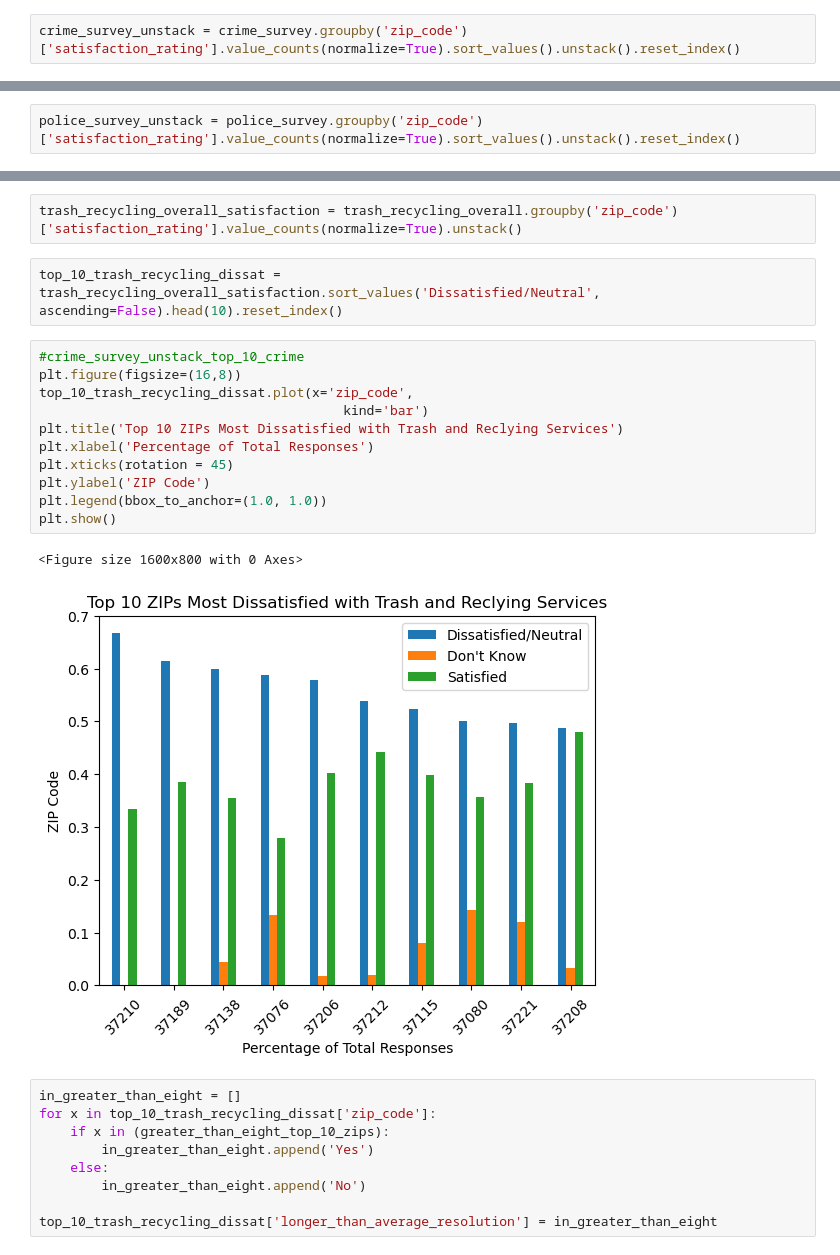
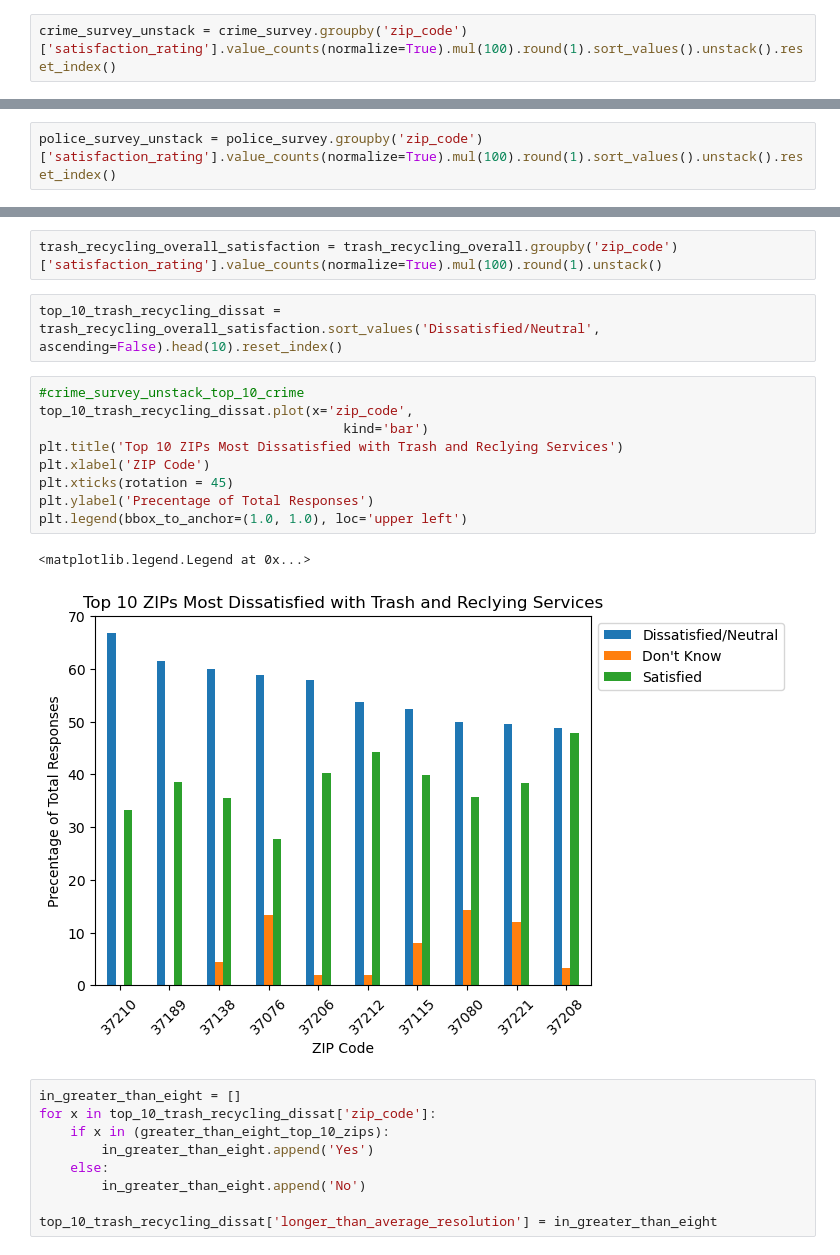
Before and after one commit to edwardbrown750/nss_da9_Capstone, a Jupyter notebook: notebook/ed_brown_da9_capstone_analysis_notebook.ipynb, the cells around one changed output, grey strips where cells are left out. Drawn from its saved outputs; the diff is of its cells as text.

```diff
--- a/notebook/ed_brown_da9_capstone_analysis_notebook.ipynb
+++ b/notebook/ed_brown_da9_capstone_analysis_notebook.ipynb
@@ -364,7 +364,7 @@ crime_survey.head()
 | 3 | 2018Q2 | 6/21/2018 | 7/16/2018 | 37203 | Urban Services District | Satisfied | Satisfied |
 | 4 | 2018Q1 | 2/1/2018 | 3/6/2018 | 37138 | General Services District | Don't Know | Don't Know |
 # %%
-crime_survey_unstack = crime_survey.groupby('zip_code')['satisfaction_rating'].value_counts(normalize=True).sort_values().unstack().reset_index()
+crime_survey_unstack = crime_survey.groupby('zip_code')['satisfaction_rating'].value_counts(normalize=True).mul(100).round(1).sort_values().unstack().reset_index()
 # %%
 crime_survey_unstack.head(2)
 # %% [output]
@@ -487,7 +487,7 @@ Try using .loc[row_indexer,col_indexer] = value instead
 See the caveats in the documentation: https://pandas.pydata.org/pandas-docs/stable/user_guide/indexing.html#returning-a-view-versus-a-copy
   police_survey['satisfaction_rating'] = sat_rating
 # %%
-police_survey_unstack = police_survey.groupby('zip_code')['satisfaction_rating'].value_counts(normalize=True).sort_values().unstack().reset_index()
+police_survey_unstack = police_survey.groupby('zip_code')['satisfaction_rating'].value_counts(normalize=True).mul(100).round(1).sort_values().unstack().reset_index()
 # %%
 top_10_police_dissat = police_survey_unstack.sort_values('Dissatisfied/Neutral', ascending=False).head(10)
 # %%
@@ -1253,23 +1262,21 @@ trash_recycling_overall.head(2)
 | 0 | 37208 | Neutral | Dissatisfied/Neutral |
 | 1 | 37211 | Very Dissatisfied | Dissatisfied/Neutral |
 # %%
-trash_recycling_overall_satisfaction = trash_recycling_overall.groupby('zip_code')['satisfaction_rating'].value_counts(normalize=True).unstack()
+trash_recycling_overall_satisfaction = trash_recycling_overall.groupby('zip_code')['satisfaction_rating'].value_counts(normalize=True).mul(100).round(1).unstack()
 # %%
 top_10_trash_recycling_dissat = trash_recycling_overall_satisfaction.sort_values('Dissatisfied/Neutral', ascending=False).head(10).reset_index()
 # %%
 #crime_survey_unstack_top_10_crime
-plt.figure(figsize=(16,8))
 top_10_trash_recycling_dissat.plot(x='zip_code',
                                        kind='bar')
 plt.title('Top 10 ZIPs Most Dissatisfied with Trash and Reclying Services')
-plt.xlabel('Percentage of Total Responses')
+plt.xlabel('ZIP Code')
 plt.xticks(rotation = 45)
-plt.ylabel('ZIP Code')
-plt.legend(bbox_to_anchor=(1.0, 1.0))
-plt.show()
+plt.ylabel('Precentage of Total Responses')
+plt.legend(bbox_to_anchor=(1.0, 1.0), loc='upper left')
 # %% [output]
-<Figure size 1600x800 with 0 Axes>
+<matplotlib.legend.Legend at 0x...>
-[figure, old version]
+[figure, new version]
 # %%
 in_greater_than_eight = []
 for x in top_10_trash_recycling_dissat['zip_code']:
```
Also changed, not shown: parts of 13 cells of this notebook, 2 other files.
